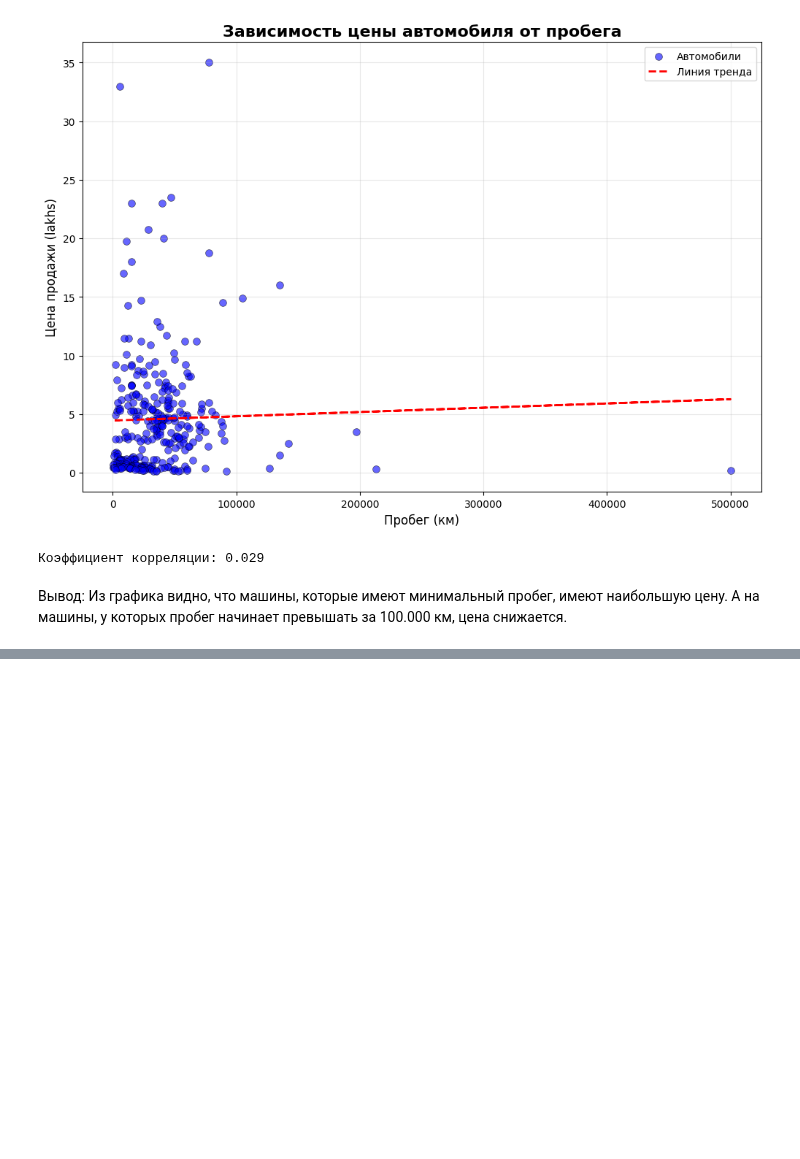
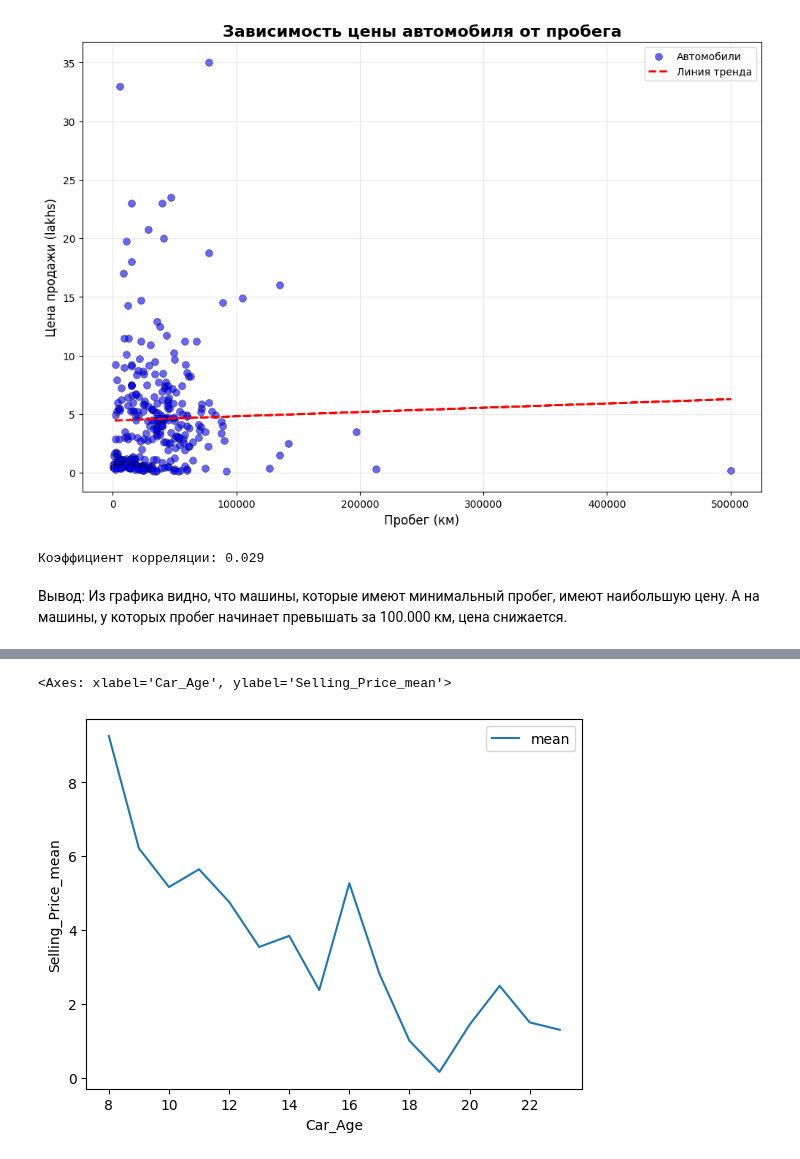
Before and after one commit to MarinaFeDv/mf_project, a Jupyter notebook: eda/eda.ipynb, the cells around one changed output, grey strips where cells are left out. Saved outputs shown, nothing was run; the diff lists cells and outputs as text; code cells hidden in the pictures; blank space fills up the shorter version.

```diff
--- a/eda/eda.ipynb
+++ b/eda/eda.ipynb
@@ -368,0 +362,10 @@ sns.heatmap(feature_correlation, annot=True)
+# %%
+def flat_index(df_stats):
+    df_stats.columns = df_stats.columns.get_level_values(0) + '_' +  df_stats.columns.get_level_values(1)
+    df_stats.columns = df_stats.columns.to_flat_index()
+    df_stats.reset_index(inplace=True)
+    return df_stats
+# %%
+aggregated_df = df[num_features+['Car_Age']].groupby(by='Car_Age').agg(['mean', 'std'])
+aggregated_df = flat_index(aggregated_df)
+aggregated_df
@@ -368,0 +390,5 @@ sns.heatmap(feature_correlation, annot=True)
+# %%
+sns.lineplot(aggregated_df,x='Car_Age',y='Selling_Price_mean', label='mean')
+# %% [output]
+<Axes: xlabel='Car_Age', ylabel='Selling_Price_mean'>
+[figure, added]
```
Also changed, not shown: parts of 12 cells of this notebook.
